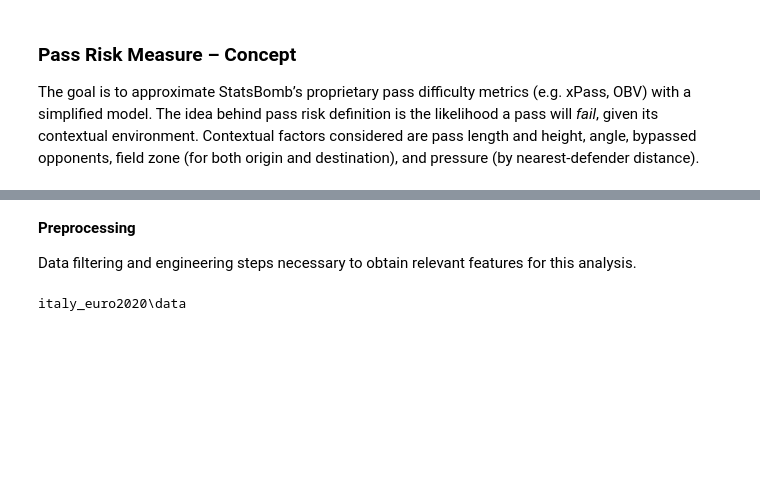
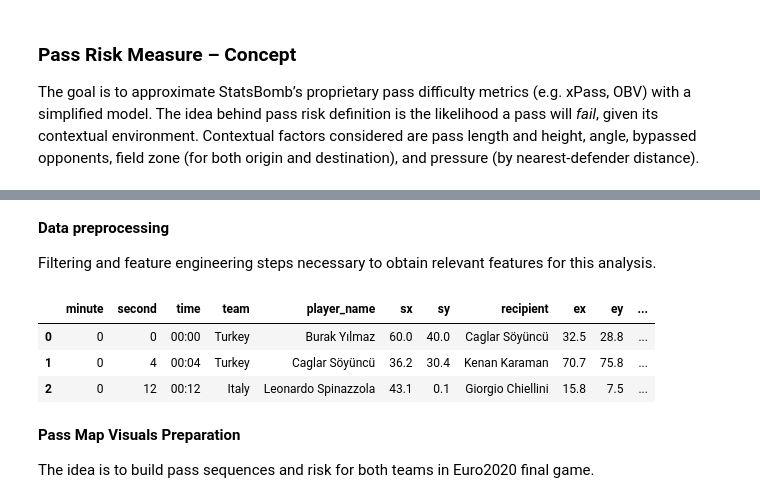
Before and after one commit to pujolaleix/pass_risk_quantification, a Jupyter notebook: challenge.ipynb, the cells around one changed output, grey strips where cells are left out. Cells and saved outputs as stored; diff of their text form; code cells hidden in the pictures; blank space fills up the shorter version.

```diff
--- a/challenge.ipynb
+++ b/challenge.ipynb
@@ -77,8 +79,47 @@ data_dir = "italy_euro2020/data"
 # %% [markdown]
-**Preprocessing**
+**Data preprocessing**
 
-Data filtering and engineering steps necessary to obtain relevant features for this analysis.
+Filtering and feature engineering steps necessary to obtain relevant features for this analysis.
-# %%
-data = Path(data_dir)
-# %% [output]
-italy_euro2020\data
+# %%
+features = [
+        "minute", "second", "time", "team", "player_name", "sx", "sy", "recipient", "ex", "ey",
+        "dx", "dy", "length", "angle", "direction", "is_progressive", "height",
+        "is_cross", "is_through", "zone_origin", "zone_dest", "is_complete"
+    ]
+
+pass_events = []
+lineups_list = []
+for id in match_ids:
+    ev = load_events(id, data_dir)
+    lineup = load_lineups(id, data_dir)
+    pass_features = pass_features_from_events(ev, features)
+    pass_features["match_id"] = id
+    pass_events.append(pass_features)
+    lineups_list.append(lineup)
+
+
+df_pass = pd.concat(pass_events, ignore_index=True).reset_index(drop=True)
+df_lineups = pd.concat(lineups_list, ignore_index=True).reset_index(drop=True)
+
+df_pass = df_pass.merge(df[["match_id", "home", "away", "stage"]], on="match_id", how="left")
+df_pass = df_pass.merge(df_lineups[['match_id', 'player_name', 'jersey_number']], on=['match_id', 'player_name'], how='left')
+df_pass = df_pass.merge(df_lineups[['match_id', 'player_name', 'jersey_number']], left_on=['match_id', 'recipient'], right_on=['match_id', 'player_name'], how='left')
+
+df_pass = df_pass.rename(columns={  "player_name_x": "player_name",
+                                    "jersey_number_x": "jersey_number",
+                                    "jersey_number_y": "jersey_number_receiver"})
+df_pass = df_pass.drop(columns={'player_name_y'})
+df_pass["jersey_number"] = df_pass["jersey_number"].astype(int)
+df_pass["jersey_number_receiver"] = df_pass["jersey_number_receiver"].fillna(0).astype(int)
+
+
+display(df_pass.head(3))
+# %% [output]
+|  | minute | second | time | team | player_name | sx | sy | recipient | ex | ey | ... |
+| 0 | 0 | 0 | 00:00 | Turkey | Burak Yılmaz | 60.0 | 40.0 | Caglar Söyüncü | 32.5 | 28.8 | ... |
+| 1 | 0 | 4 | 00:04 | Turkey | Caglar Söyüncü | 36.2 | 30.4 | Kenan Karaman | 70.7 | 75.8 | ... |
+| 2 | 0 | 12 | 00:12 | Italy | Leonardo Spinazzola | 43.1 | 0.1 | Giorgio Chiellini | 15.8 | 7.5 | ... |
+# %% [markdown]
+**Pass Map Visuals Preparation**
+
+The idea is to build pass sequences and risk for both teams in Euro2020 final game.
```
Also changed, not shown: parts of 8 cells of this notebook, 2 other files.
